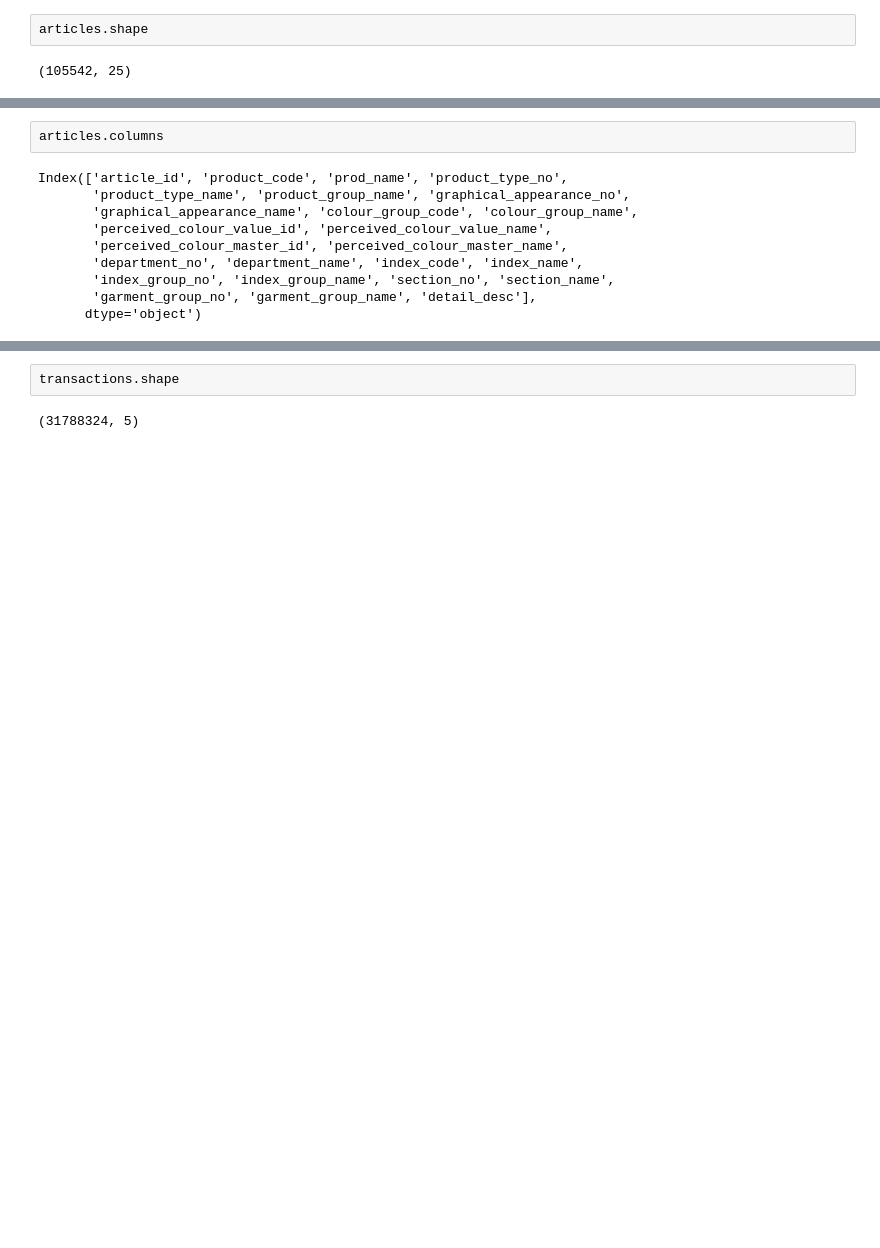
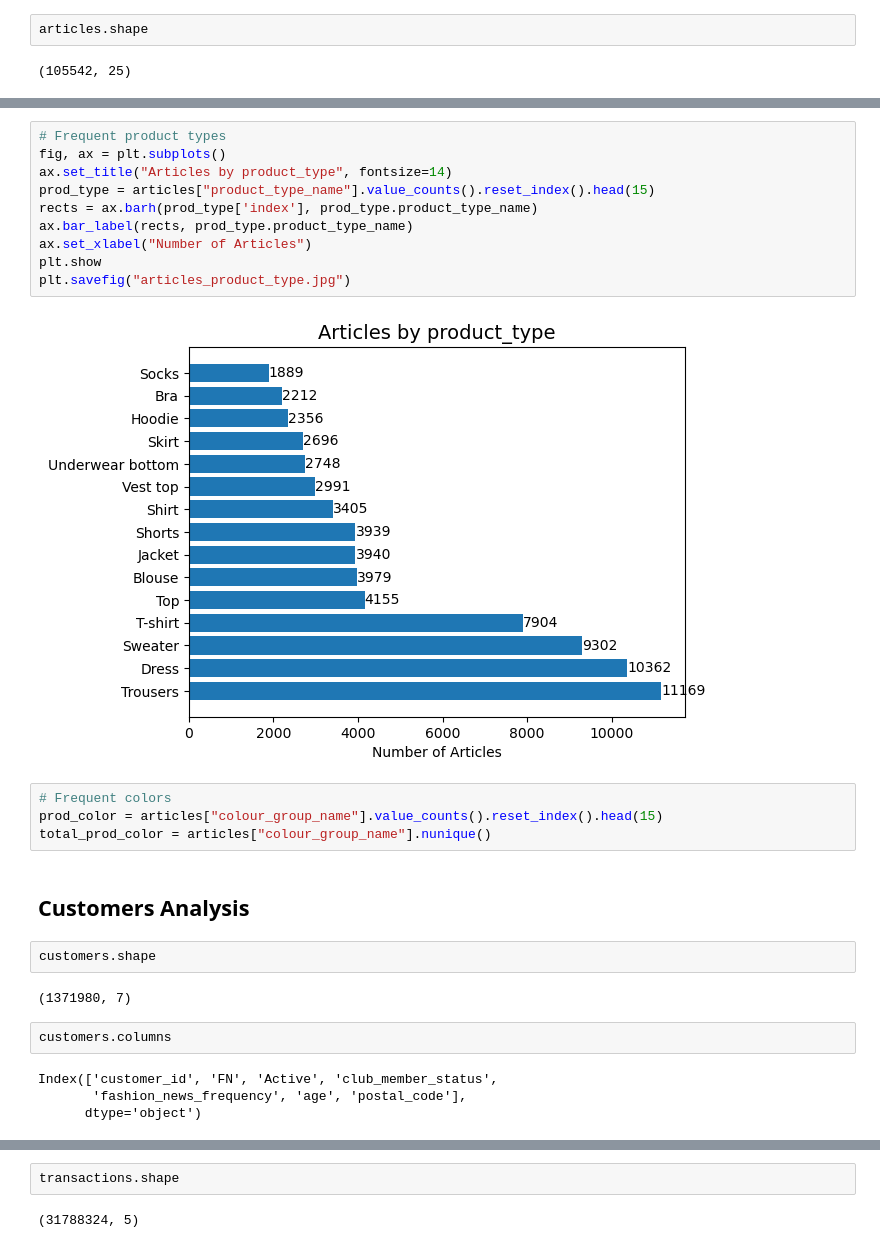
Before and after one commit to paulcho98/RecSys_HandM, a Jupyter notebook: data_analysis.ipynb, the cells around one changed output, grey strips where cells are left out. Drawn from its saved outputs; the diff is of its cells as text; blank space fills up the shorter version.

```diff
--- a/data_analysis.ipynb
+++ b/data_analysis.ipynb
@@ -48,13 +141,29 @@ articles.shape
+# %%
+# Frequent product types
+fig, ax = plt.subplots()
+ax.set_title("Articles by product_type", fontsize=14)
+prod_type = articles["product_type_name"].value_counts().reset_index().head(15)
+rects = ax.barh(prod_type['index'], prod_type.product_type_name)
+ax.bar_label(rects, prod_type.product_type_name)
+ax.set_xlabel("Number of Articles")
+plt.show
+plt.savefig("articles_product_type.jpg")
+# %% [output]
+[figure, added]
+# %%
+# Frequent colors
+prod_color = articles["colour_group_name"].value_counts().reset_index().head(15)
+total_prod_color = articles["colour_group_name"].nunique()
+# %% [markdown]
+## Customers Analysis
+# %%
+customers.shape
+# %% [output]
+(1371980, 7)
 # %%
-articles.columns
+customers.columns
 # %% [output]
-Index(['article_id', 'product_code', 'prod_name', 'product_type_no',
-       'product_type_name', 'product_group_name', 'graphical_appearance_no',
-       'graphical_appearance_name', 'colour_group_code', 'colour_group_name',
-       'perceived_colour_value_id', 'perceived_colour_value_name',
-       'perceived_colour_master_id', 'perceived_colour_master_name',
-       'department_no', 'department_name', 'index_code', 'index_name',
-       'index_group_no', 'index_group_name', 'section_no', 'section_name',
-       'garment_group_no', 'garment_group_name', 'detail_desc'],
+Index(['customer_id', 'FN', 'Active', 'club_member_status',
+       'fashion_news_frequency', 'age', 'postal_code'],
       dtype='object')
 # %%
```
Also changed, not shown: parts of 12 cells of this notebook, 15 other files.
